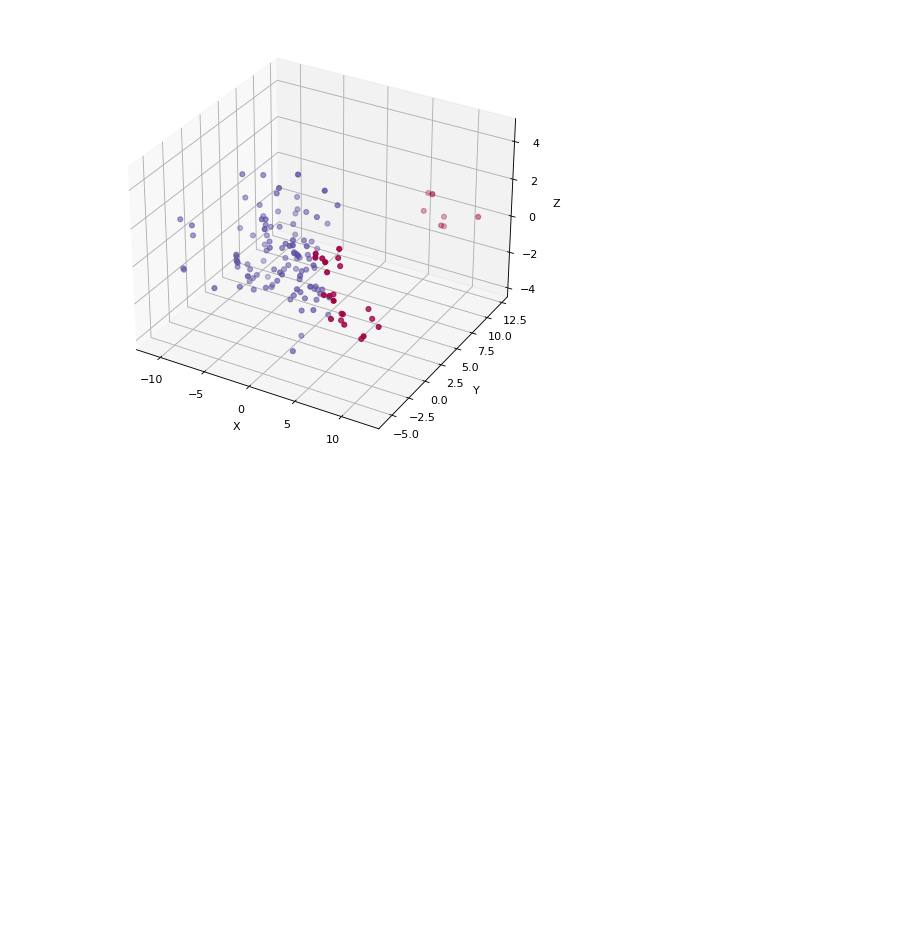
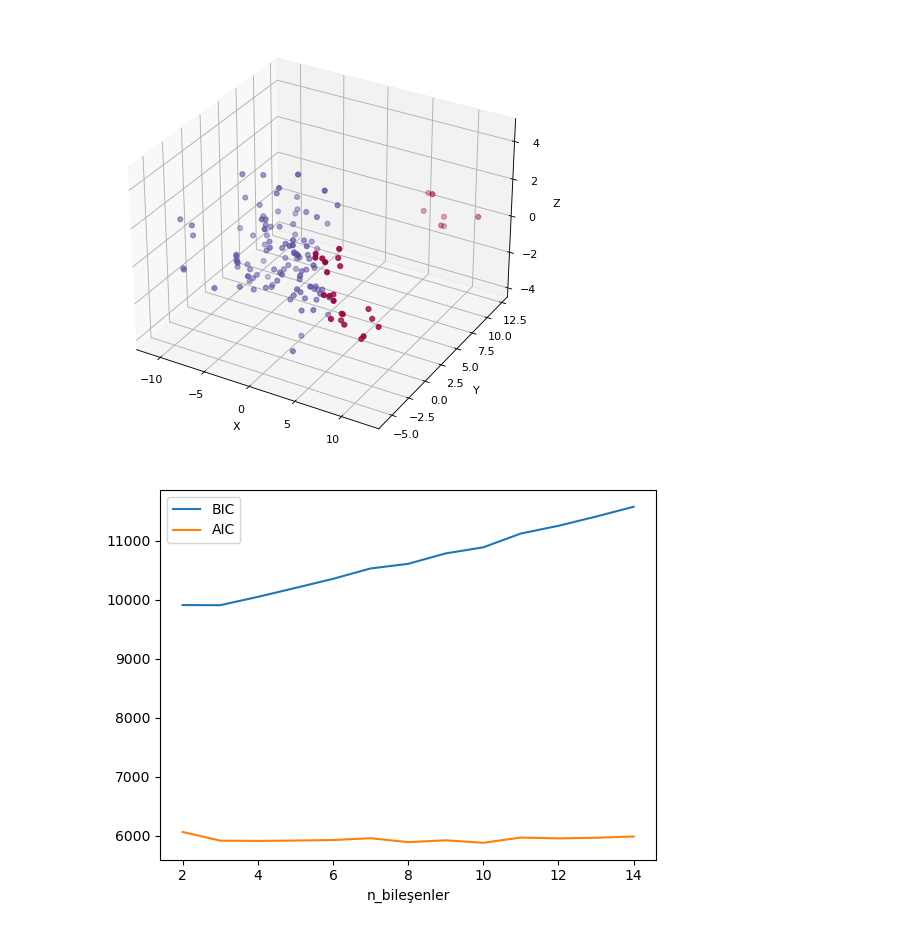
Before and after one commit to cemresvural/KawasakiDisease135, a Jupyter notebook: KawasakiDisease135.ipynb, the cells around one changed output. Drawn from its saved outputs; the diff is of its cells as text; code cells hidden in the pictures; blank space fills up the shorter version.

```diff
--- a/KawasakiDisease135.ipynb
+++ b/KawasakiDisease135.ipynb
@@ -237,0 +240,9 @@ zLabel = ax.set_zlabel('Z')
+# %%
+models = [GaussianMixture(n,covariance_type='tied', random_state=123).fit(df1) for n in range(2,15)]
+plt.plot(range(2,15), [m.bic(df1) for m in models], label='BIC')
+plt.plot(range(2,15), [m.aic(df1) for m in models], label='AIC')
+plt.legend()
+plt.xlabel('n_bileşenler')
+plt.show()
+# %% [output]
+[figure, added]
```
Also changed, not shown: parts of 8 cells of this notebook.
